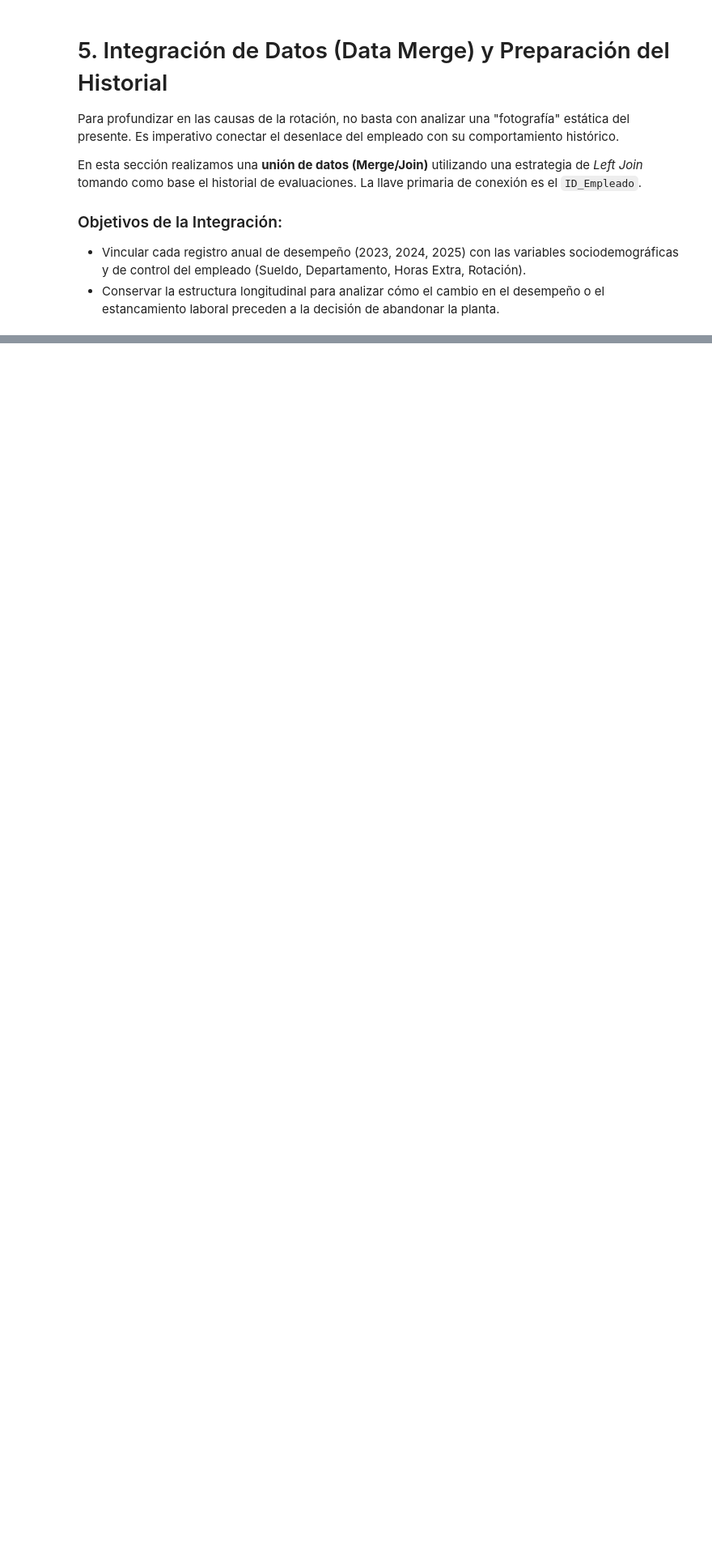
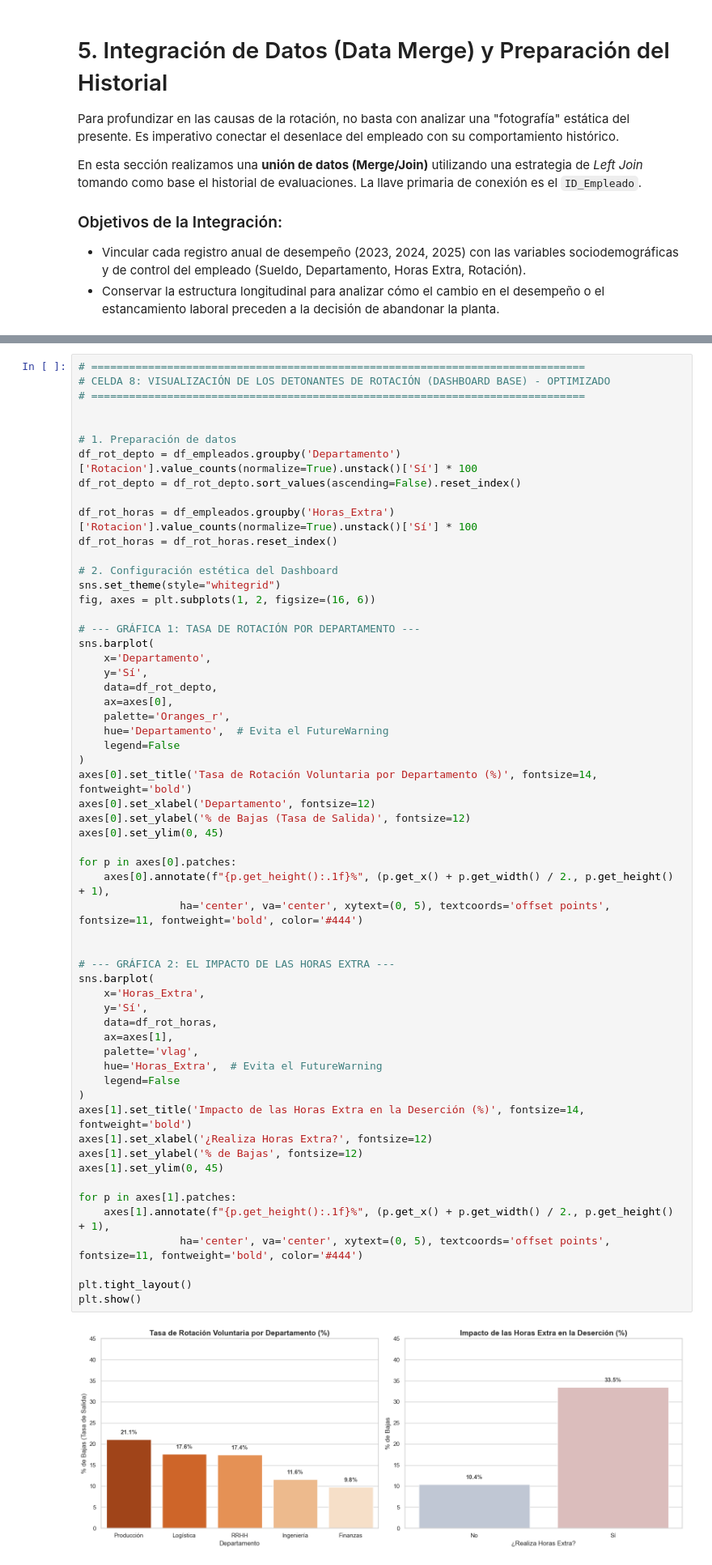
Before and after one commit to victorrlarioss/hr-workforce-optimization, a Jupyter notebook: hr_analysis.ipynb, the cells around one changed output, grey strips where cells are left out. Shown at 81% size. Cells and saved outputs as stored; diff of their text form; blank space fills up the shorter version.

```diff
--- a/hr_analysis.ipynb
+++ b/hr_analysis.ipynb
@@ -378,0 +314,60 @@ KeyError: 'Anio_Evaluacion'
+# %%
+# ==============================================================================
+# CELDA 8: VISUALIZACIÓN DE LOS DETONANTES DE ROTACIÓN (DASHBOARD BASE) - OPTIMIZADO
+# ==============================================================================
+
+
+# 1. Preparación de datos
+df_rot_depto = df_empleados.groupby('Departamento')['Rotacion'].value_counts(normalize=True).unstack()['Sí'] * 100
+df_rot_depto = df_rot_depto.sort_values(ascending=False).reset_index()
+
+df_rot_horas = df_empleados.groupby('Horas_Extra')['Rotacion'].value_counts(normalize=True).unstack()['Sí'] * 100
+df_rot_horas = df_rot_horas.reset_index()
+
+# 2. Configuración estética del Dashboard
+sns.set_theme(style="whitegrid")
+fig, axes = plt.subplots(1, 2, figsize=(16, 6))
+
+# --- GRÁFICA 1: TASA DE ROTACIÓN POR DEPARTAMENTO ---
+sns.barplot(
+    x='Departamento',
+    y='Sí',
+    data=df_rot_depto,
+    ax=axes[0],
+    palette='Oranges_r',
+    hue='Departamento',  # Evita el FutureWarning
+    legend=False
+)
+axes[0].set_title('Tasa de Rotación Voluntaria por Departamento (%)', fontsize=14, fontweight='bold')
+axes[0].set_xlabel('Departamento', fontsize=12)
+axes[0].set_ylabel('% de Bajas (Tasa de Salida)', fontsize=12)
+axes[0].set_ylim(0, 45)
+
+for p in axes[0].patches:
+    axes[0].annotate(f"{p.get_height():.1f}%", (p.get_x() + p.get_width() / 2., p.get_height() + 1),
+                ha='center', va='center', xytext=(0, 5), textcoords='offset points', fontsize=11, fontweight='bold', color='#444')
+
+
+# --- GRÁFICA 2: EL IMPACTO DE LAS HORAS EXTRA ---
+sns.barplot(
+    x='Horas_Extra',
+    y='Sí',
+    data=df_rot_horas,
+    ax=axes[1],
+    palette='vlag',
+    hue='Horas_Extra',  # Evita el FutureWarning
+    legend=False
+)
+axes[1].set_title('Impacto de las Horas Extra en la Deserción (%)', fontsize=14, fontweight='bold')
+axes[1].set_xlabel('¿Realiza Horas Extra?', fontsize=12)
+axes[1].set_ylabel('% de Bajas', fontsize=12)
+axes[1].set_ylim(0, 45)
+
+for p in axes[1].patches:
+    axes[1].annotate(f"{p.get_height():.1f}%", (p.get_x() + p.get_width() / 2., p.get_height() + 1),
+                ha='center', va='center', xytext=(0, 5), textcoords='offset points', fontsize=11, fontweight='bold', color='#444')
+
+plt.tight_layout()
+plt.show()
+# %% [output]
+[figure, added]
```
Also changed, not shown: parts of 25 cells of this notebook.
